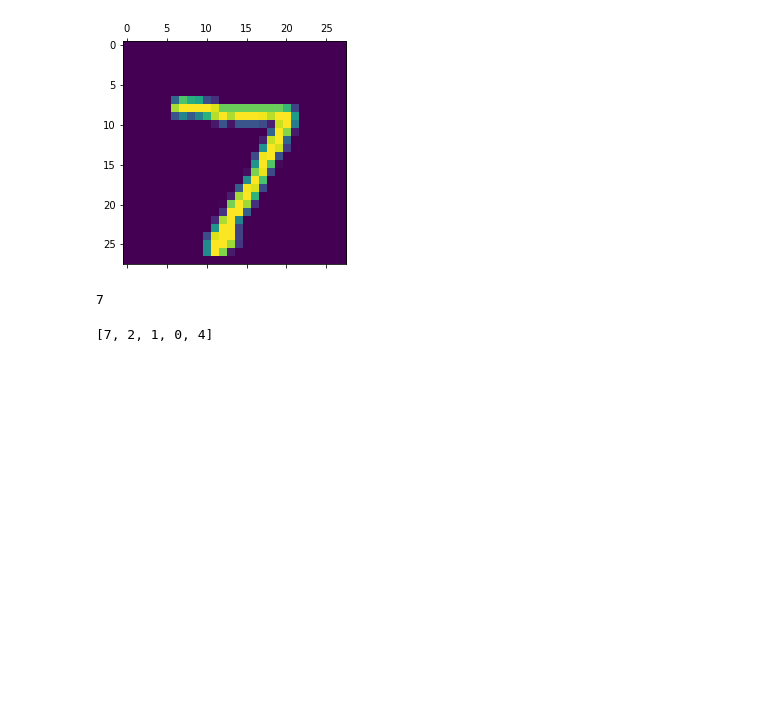
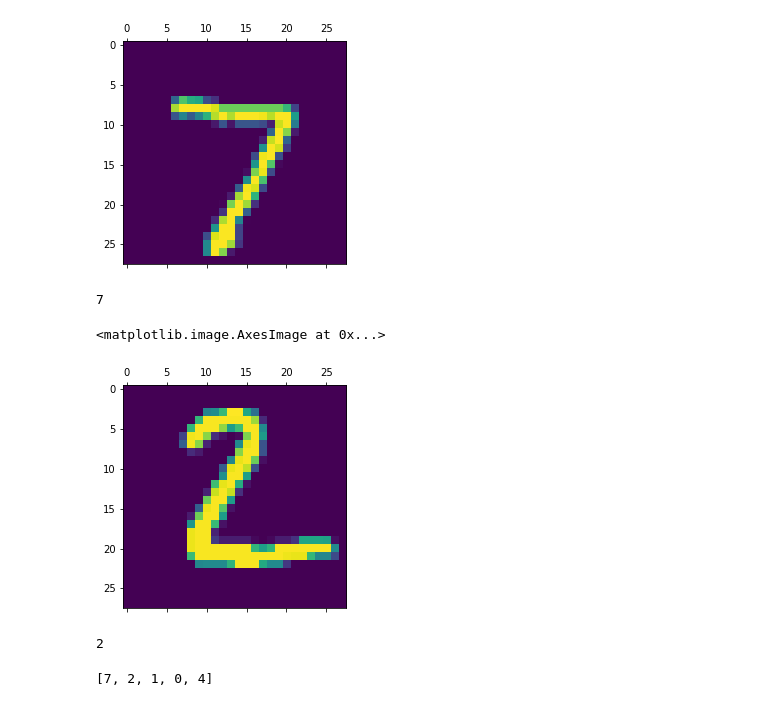
Before and after one commit to urmilapol/urmilapolprojects, a Jupyter notebook: urphandwrittendigits.ipynb, the cells around one changed output. Cells and saved outputs as stored; diff of their text form; code cells hidden in the pictures; blank space fills up the shorter version.

```diff
--- a/urphandwrittendigits.ipynb
+++ b/urphandwrittendigits.ipynb
@@ -149,6 +172,15 @@ plt.matshow(X_test[0])
 np.argmax(y_predicted[0])
 # %% [output]
 7
+# %%
+plt.matshow(X_test[1])
+# %% [output]
+<matplotlib.image.AxesImage at 0x...>
+[figure, added]
+# %%
+np.argmax(y_predicted[1])
+# %% [output]
+2
 # %%
 y_predicted_labels = [np.argmax(i) for i in y_predicted]
 # %%
```
Also changed, not shown: parts of 20 cells of this notebook.
